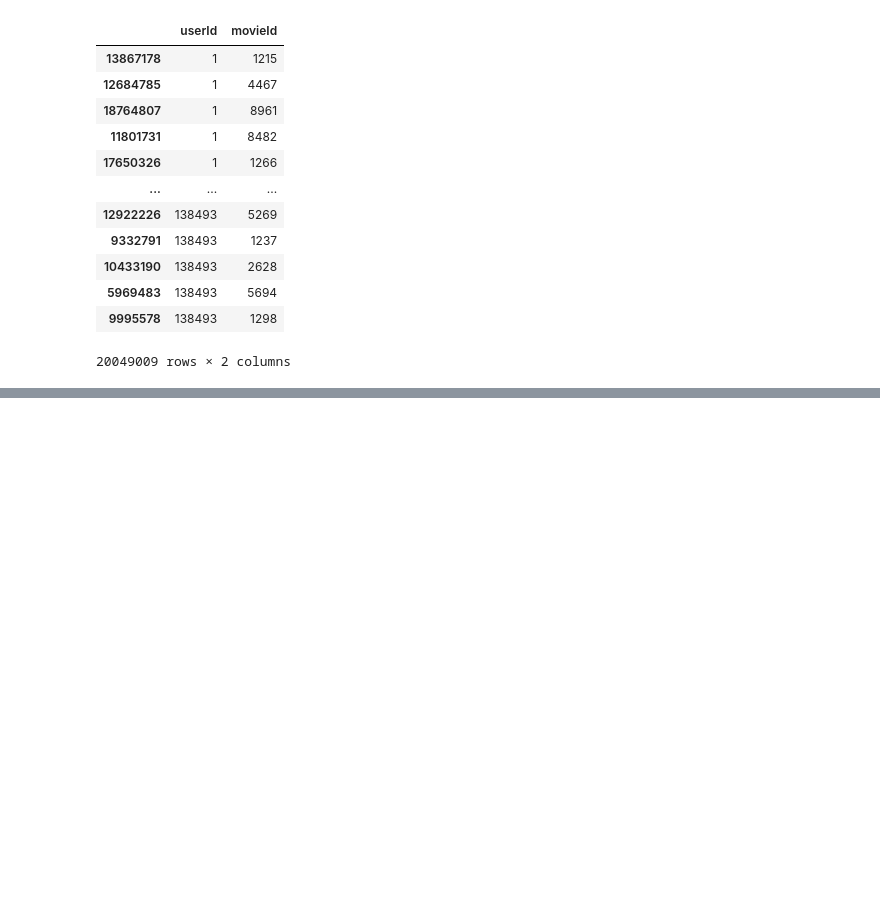
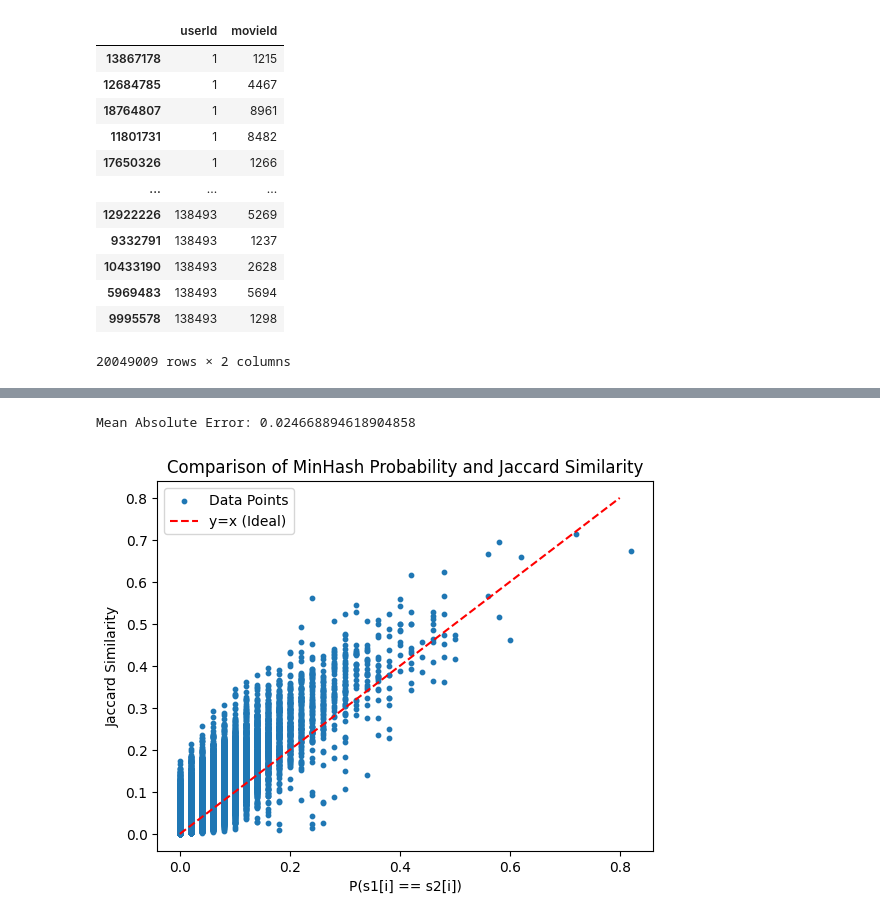
Before and after one commit to gmaurer08/ADM-HW4, a Jupyter notebook: main.ipynb, the cells around one changed output, grey strips where cells are left out. Saved outputs shown, nothing was run; the diff lists cells and outputs as text; code cells hidden in the pictures; blank space fills up the shorter version.

```diff
--- a/main.ipynb
+++ b/main.ipynb
@@ -433,0 +774,9 @@ Time for minhash:  17.465389013290405
+# %%
+# Calculate the signature matrix of the users with k=20 using the random_minhash function
+k = 50
+signature_matrix, hash_functions = random_minhash(user_ids, user_movies_dict, k)
+
+# Display first 20 rows of the signature matrix
+random_minhash_output = pd.DataFrame(signature_matrix, columns = user_ids)
+print('First 20 rows of the signature matrix for k=50:')
+display(random_minhash_output.iloc[:20]) # display random_minhash_output
@@ -433,0 +811,55 @@ Time for minhash:  17.465389013290405
+# %%
+N = len(user_ids) # number of users to compare
+# List of all user columns
+all_user_columns = list(range(signature_matrix.shape[1]))
+# Sampled user columns
+sampled_user_columns = random.sample(all_user_columns, N)
+# Split the sampled users into two groups
+first_group = sampled_user_columns[:(N//2)]
+second_group = sampled_user_columns[(N//2):]
+
+errors = [] # Initialize list to store errors, the abs differences between P(s1[i]=s2[i]) and Jaccard(user1, user2)
+prob_values = [] # Initialize list to store probability values P(s1[i]=s2[i]) as defined above
+jaccard_values = [] # Initialize list to store Jaccard similarity values between pairs of users
+
+# Pair-wise compare jaccard similarity of the users with their
+# probability of having corresponding signature vector elements
+for i in range(N//2):
+
+    # Signature vectors of the current pair of users
+    signature1 = signature_matrix[:,first_group[i]]
+    signature2 = signature_matrix[:,second_group[i]]
+    # Compare signature vectors
+    prob_same_el = sum(signature1==signature2)/k
+    prob_values.append(prob_same_el) # add probability to prob_values list
+
+    # User ID of the current user
+    user1 = user_ids[first_group[i]]
+    user2 = user_ids[second_group[i]]
+    # Sets of watched movies of the users (actually the virtual movie rows, but the result is the same)
+    watched_movies1 = set(user_movies_dict[user1])
+    watched_movies2 = set(user_movies_dict[user2])
+    # Jaccard similarity of the users
+    jaccard_sim = jaccard_similarity(watched_movies1, watched_movies2)
+    jaccard_values.append(jaccard_sim) # add jaccard similarity to the list
+
+    # Calculate error
+    errors.append(abs(prob_same_el - jaccard_sim))
+
+    # Print results
+    #print(f"P(s1[i]==s2[i]) = {prob_same_el}, Jaccard(user1, user2) = {jaccard_sim}")
+
+# Print the average absolute error
+print(f"Mean Absolute Error: {np.mean(errors)}")
+
+# Print scatter plot to compare minhash probability and jaccard similarity scores
+plt.scatter(prob_values, jaccard_values, s=10, label='Data Points')
+plt.plot([0, 0.8], [0, 0.8], color='red', linestyle='--', label='y=x (Ideal)')
+plt.xlabel("P(s1[i] == s2[i])")
+plt.ylabel("Jaccard Similarity")
+plt.legend()
+plt.title("Comparison of MinHash Probability and Jaccard Similarity")
+plt.show()
+# %% [output]
+Mean Absolute Error: 0.024668894618904858
+[figure, added]
```
Also changed, not shown: parts of 26 cells of this notebook, 1 other file.
